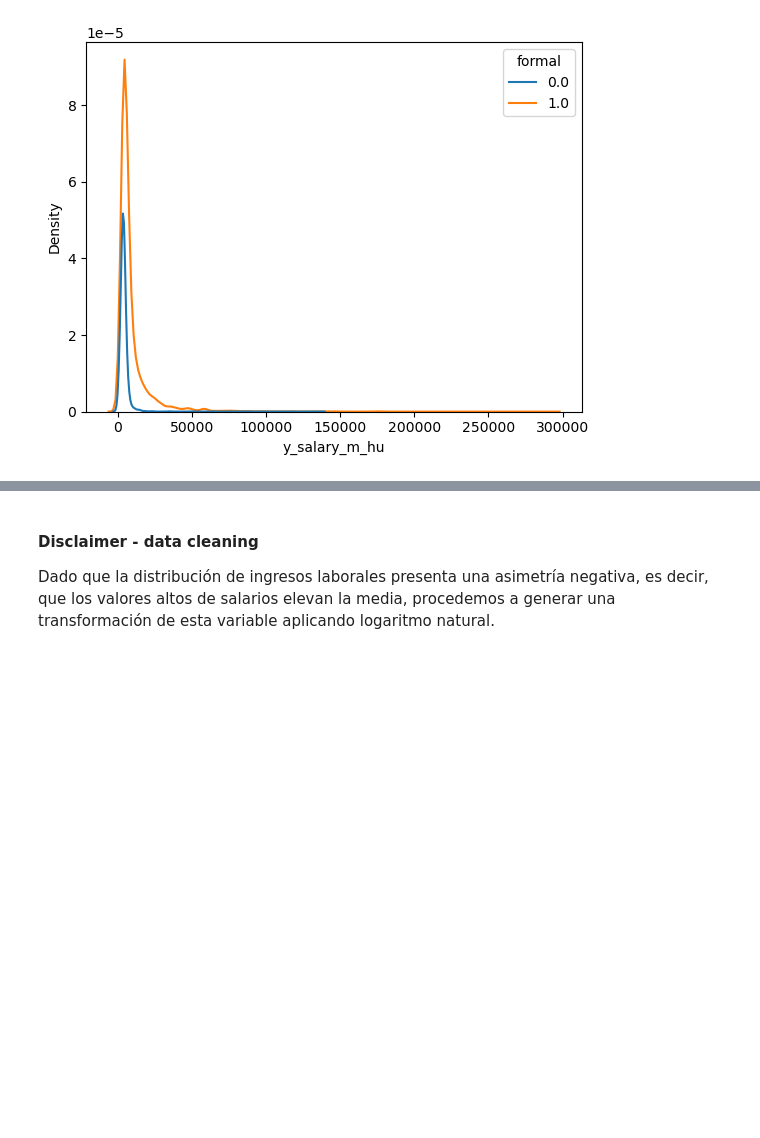
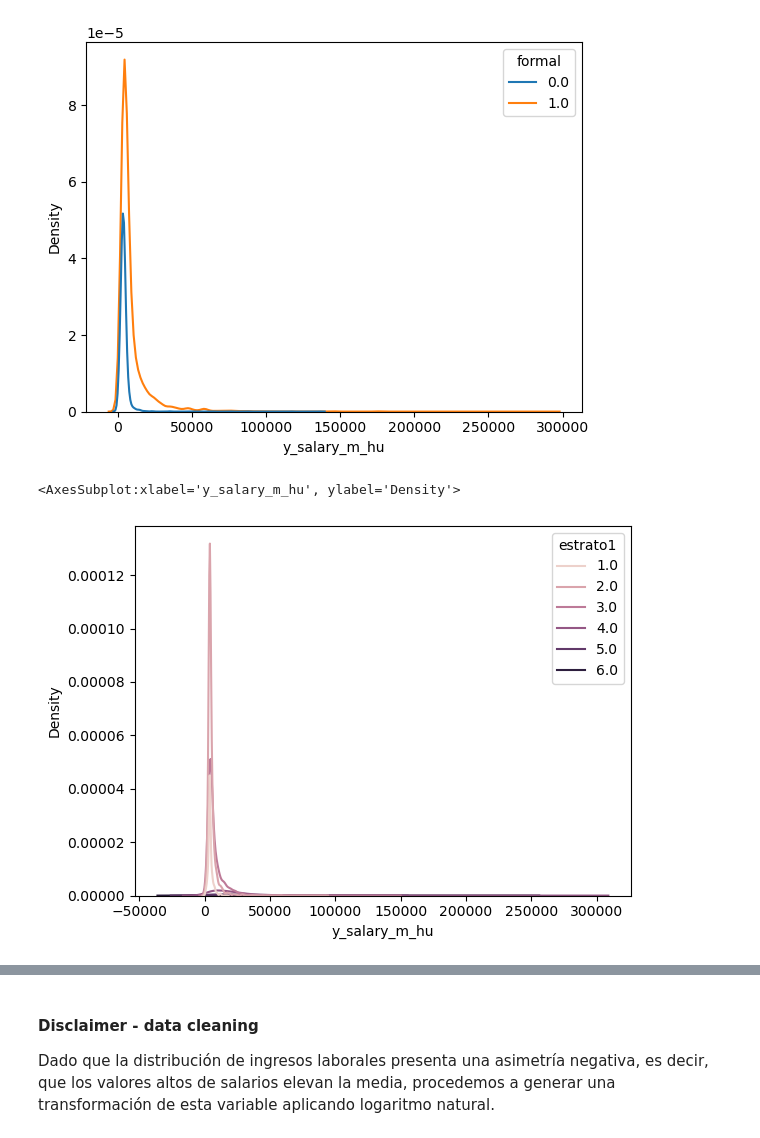
Before and after one commit to ebqz7/Machine_Learning_TP, a Jupyter notebook: TP1/scripts/Code.ipynb, the cells around one changed output, grey strips where cells are left out. Drawn from its saved outputs; the diff is of its cells as text; code cells hidden in the pictures; blank space fills up the shorter version.

```diff
--- a/TP1/scripts/Code.ipynb
+++ b/TP1/scripts/Code.ipynb
@@ -204,3 +207,10 @@ sns.kdeplot(data=df_18, x='y_salary_m_hu', hue="formal")
 (4163.038754119365, 5323.393724111371, 573728.0, 326.666656494141, 136111.109375)
 <AxesSubplot:xlabel='y_salary_m_hu', ylabel='Density'>
 [figure]
+# %%
+# Completamos los restantes gráficos para estrato y nivel educ
+
+sns.kdeplot(data=df_18, x='y_salary_m_hu', hue="estrato1")
+# %% [output]
+<AxesSubplot:xlabel='y_salary_m_hu', ylabel='Density'>
+[figure, added]
```
Also changed, not shown: parts of 13 cells of this notebook.
